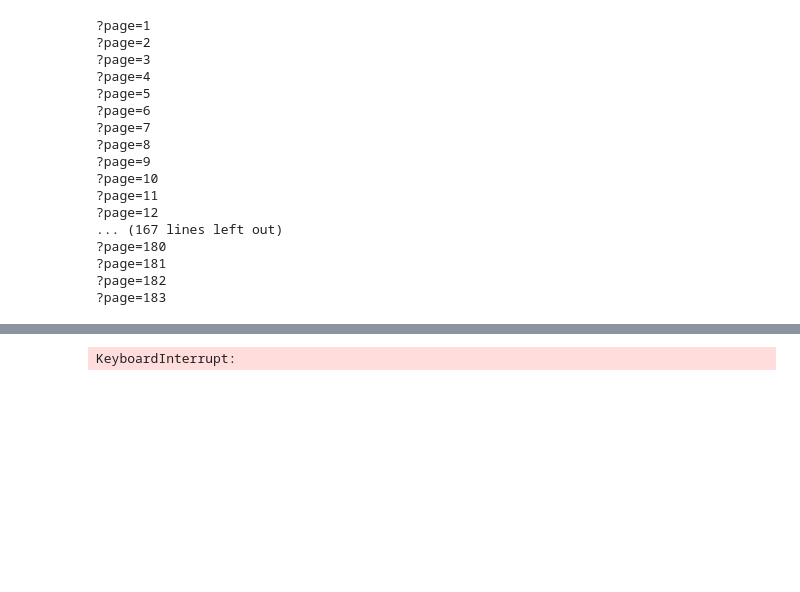
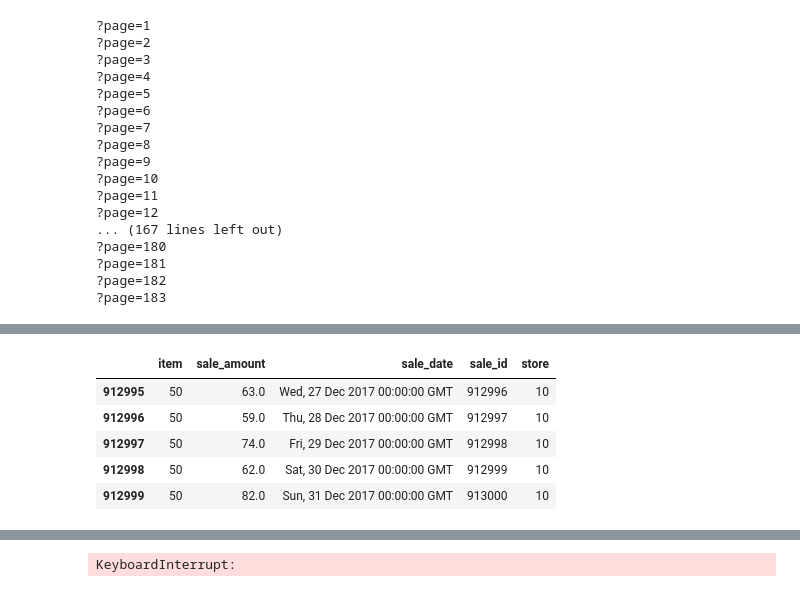
Before and after one commit to Jacqueline-A-Shay/ds-methodologies-exercises, a Jupyter notebook: time_series/Acquire.ipynb, the cells around one changed output, grey strips where cells are left out. Cells and saved outputs as stored; diff of their text form; code cells hidden in the pictures; blank space fills up the shorter version.

```diff
--- a/time_series/Acquire.ipynb
+++ b/time_series/Acquire.ipynb
@@ -434,0 +504,9 @@ for page in range(1,184):
+# %%
+sales.tail()
+# %% [output]
+|  | item | sale_amount | sale_date | sale_id | store |
+| 912995 | 50 | 63.0 | Wed, 27 Dec 2017 00:00:00 GMT | 912996 | 10 |
+| 912996 | 50 | 59.0 | Thu, 28 Dec 2017 00:00:00 GMT | 912997 | 10 |
+| 912997 | 50 | 74.0 | Fri, 29 Dec 2017 00:00:00 GMT | 912998 | 10 |
+| 912998 | 50 | 62.0 | Sat, 30 Dec 2017 00:00:00 GMT | 912999 | 10 |
+| 912999 | 50 | 82.0 | Sun, 31 Dec 2017 00:00:00 GMT | 913000 | 10 |
```
Also changed, not shown: parts of 16 cells of this notebook, 2 other files.
